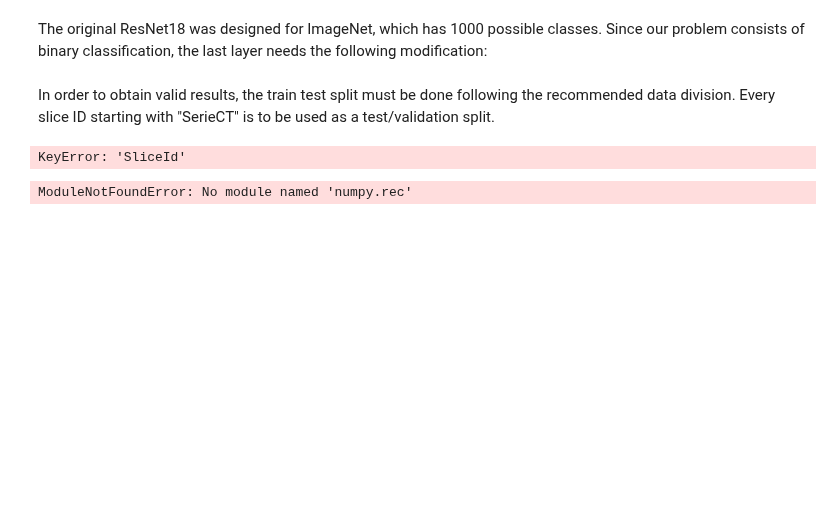
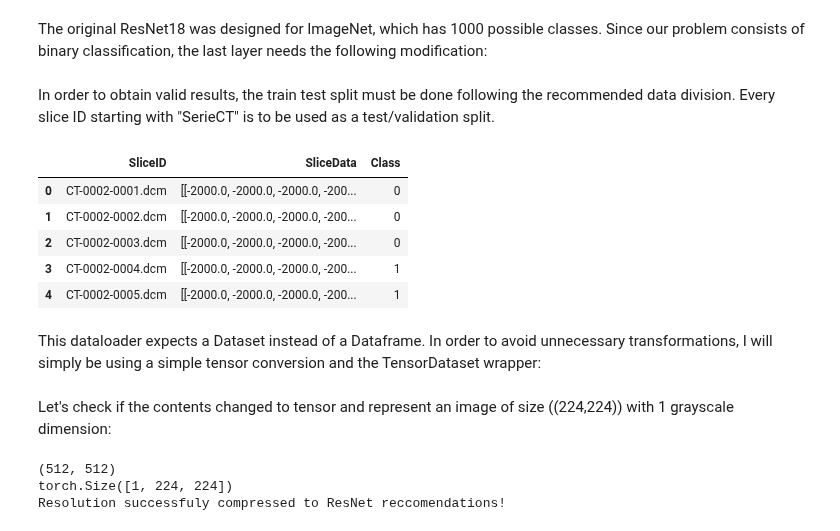
Before and after one commit to rafael-andre1/AI-for-Interstitial-Lung-Disease-Classification, a Jupyter notebook: modelDevelopment/resnetEval.ipynb, the cells around one changed output. Saved outputs shown, nothing was run; the diff lists cells and outputs as text; code cells hidden in the pictures; blank space fills up the shorter version.

```diff
--- a/modelDevelopment/resnetEval.ipynb
+++ b/modelDevelopment/resnetEval.ipynb
@@ -65,12 +63,6 @@ transform = transforms.Resize((224, 224))
 In order to obtain valid results, the train test split must be done following the recommended data division. Every slice ID starting with "SerieCT" is to be used as a test/validation split.
 # %%
 # Loads the dataframe
-df_fibrosis = pd.read_pickle(r'X:\\RafaelAndre\\pickle_jar_local\\fibrosis_data.pkl')
+# df_fibrosis = pd.read_pickle(r'X:\\RafaelAndre\\pickle_jar_local\\fibrosis_data.pkl')
 
-X = df_fibrosis["SliceId"]
+df_fibrosis = pd.read_pickle(r'D:\Rafa\A1Uni\2semestre\Estágio\fibrosis_data.pkl')
-# %% [output]
-KeyError: 'SliceId'
-# %%
-print(X)
-# %% [output]
-ModuleNotFoundError: No module named 'numpy.rec'
@@ -79,0 +69,11 @@ test_loader = DataLoader(test_dataset, batch_size=32, shuffle=False)
+# %%
+df_fibrosis.head()
+# %% [output]
+|  | SliceID | SliceData | Class |
+| 0 | CT-0002-0001.dcm | [[-2000.0, -2000.0, -2000.0, -200... | 0 |
+| 1 | CT-0002-0002.dcm | [[-2000.0, -2000.0, -2000.0, -200... | 0 |
+| 2 | CT-0002-0003.dcm | [[-2000.0, -2000.0, -2000.0, -200... | 0 |
+| 3 | CT-0002-0004.dcm | [[-2000.0, -2000.0, -2000.0, -200... | 1 |
+| 4 | CT-0002-0005.dcm | [[-2000.0, -2000.0, -2000.0, -200... | 1 |
+# %% [markdown]
+This dataloader expects a Dataset instead of a Dataframe. In order to avoid unnecessary transformations, I will simply be using a simple tensor conversion and the TensorDataset wrapper:
@@ -79,0 +98,12 @@ test_loader = DataLoader(test_dataset, batch_size=32, shuffle=False)
+# %% [markdown]
+Let's check if the contents changed to tensor and represent an image of size ((224,224)) with 1 grayscale dimension:
+# %%
+i = random.choice(range(len(df_fibrosis)))
+
+print((df_fibrosis["SliceData"].iloc[i]).shape)
+print((df_resnet["SliceData"].iloc[i]).shape)
+print("Resolution successfuly compressed to ResNet reccomendations!")
+# %% [output]
+(512, 512)
+torch.Size([1, 224, 224])
+Resolution successfuly compressed to ResNet reccomendations!
```
Also changed, not shown: parts of 9 cells of this notebook, 1 other file.
